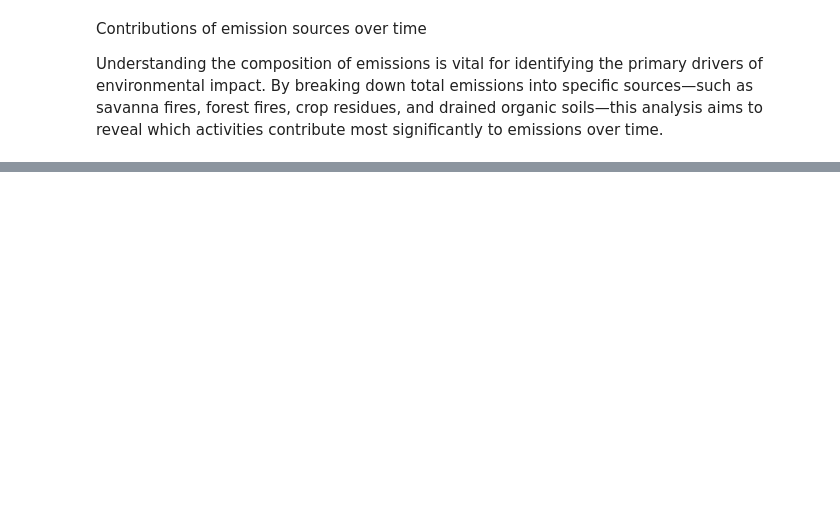
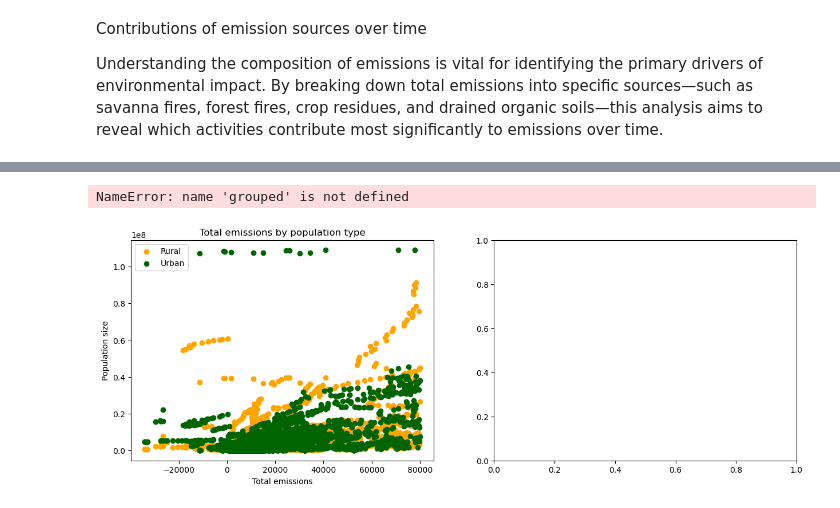
Before and after one commit to Mikateko0926/2401PTDS_Regression_Project, a Jupyter notebook: Regression Project CO2 emissions.ipynb, the cells around one changed output, grey strips where cells are left out. Drawn from its saved outputs; the diff is of its cells as text; code cells hidden in the pictures; blank space fills up the shorter version.

```diff
--- a/Regression Project CO2 emissions.ipynb
+++ b/Regression Project CO2 emissions.ipynb
@@ -375,0 +398,21 @@ plt.show()
+# %%
+fig , axs = plt.subplots(1, 2, figsize=(15, 5))
+
+axs[0].scatter(df.total_emission, df['Rural population'], color = 'orange', label = "Rural")
+axs[0].scatter(df.total_emission, df['Urban population'], color = "darkgreen" ,label = "Urban")
+axs[0].legend()
+axs[0].set_ylabel('Population size')
+axs[0].set_xlabel('Total emissions')
+axs[0].set_title('Total emissions by population type')
+
+axs[1].plot(grouped.Year, grouped['Rural population'], color = 'orange', label = "Rural")
+axs[1].plot(grouped.Year, grouped['Urban population'], color = "darkgreen" ,label = "Urban")
+axs[1].legend()
+axs[1].set_ylabel('Population size')
+axs[1].set_xlabel('Year')
+axs[1].set_title('Urban vs Rural population size over the years')
+
+fig.show()
+# %% [output]
+NameError: name 'grouped' is not defined
+[figure, added]
```
Also changed, not shown: parts of 8 cells of this notebook.
